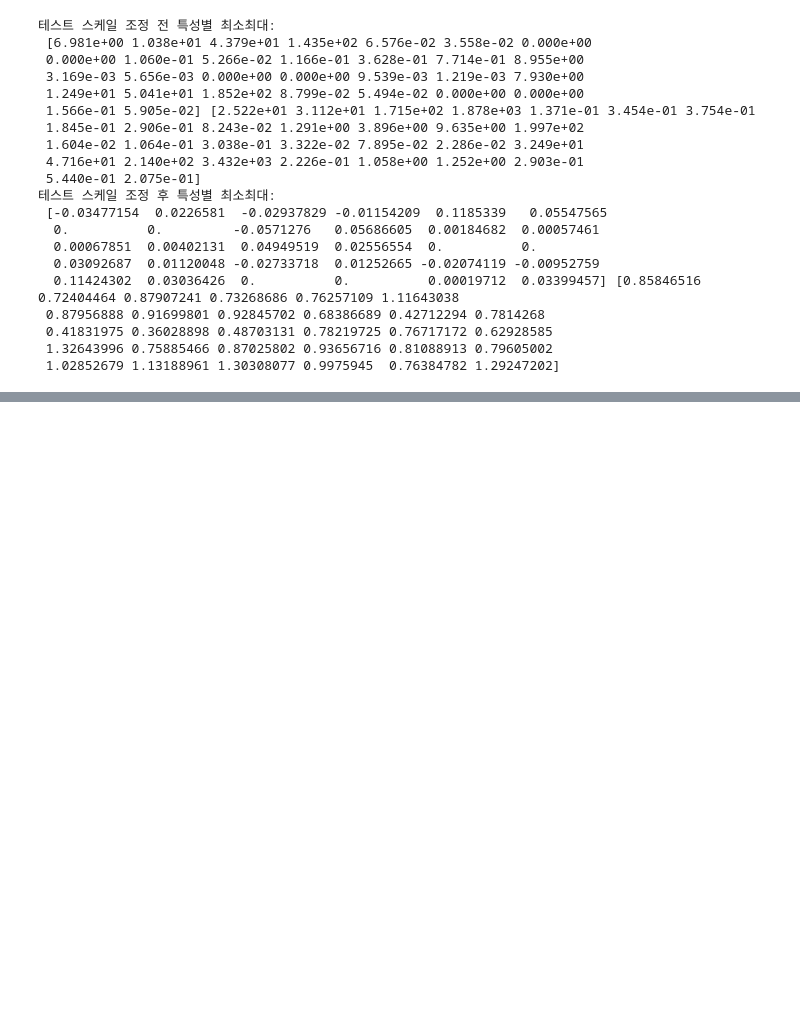
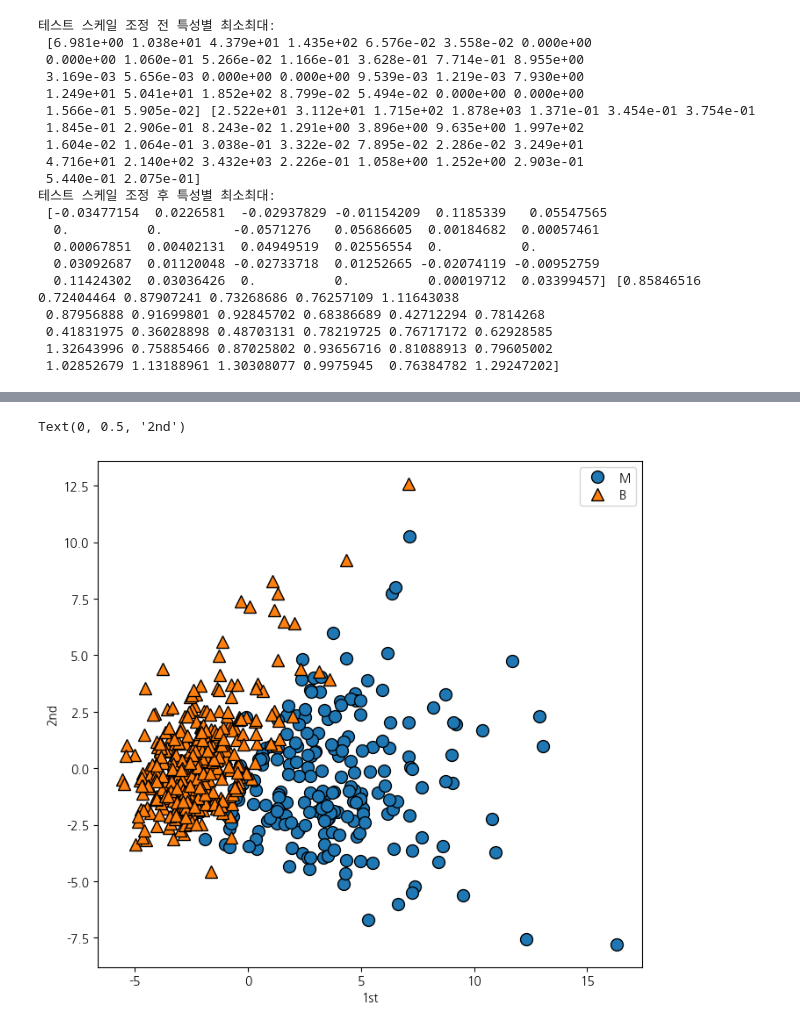
Before and after one commit to ohkjin/K5_ML_JupyterLab, a Jupyter notebook: ML03.ipynb, the cells around one changed output, grey strips where cells are left out. Cells and saved outputs as stored; diff of their text form; code cells hidden in the pictures; blank space fills up the shorter version.

```diff
--- a/ML03.ipynb
+++ b/ML03.ipynb
@@ -86,0 +110,8 @@ housing =
+# %%
+from sklearn.datasets import load_breast_cancer
+from sklearn.preprocessing import StandardScaler
+cancer = load_breast_cancer()
+
+scaler = StandardScaler()
+scaler.fit(cancer.data)
+X_scaled = scaler.transform(cancer.data)
@@ -86,0 +128,11 @@ housing =
+# %%
+#클래스를 색깔로 구분하여 처음 두개의 주성분을 그래프로 나타낸다
+plt.figure(figsize=(8,8))
+mglearn.discrete_scatter(X_pca[:,0], X_pca[:,1], cancer.target)
+plt.legend(["M","B"],loc="best")
+plt.gca().set_aspect("equal")
+plt.xlabel("1st")
+plt.ylabel("2nd")
+# %% [output]
+Text(0, 0.5, '2nd')
+[figure, added]
```
Also changed, not shown: parts of 14 cells of this notebook, 4 other files.
